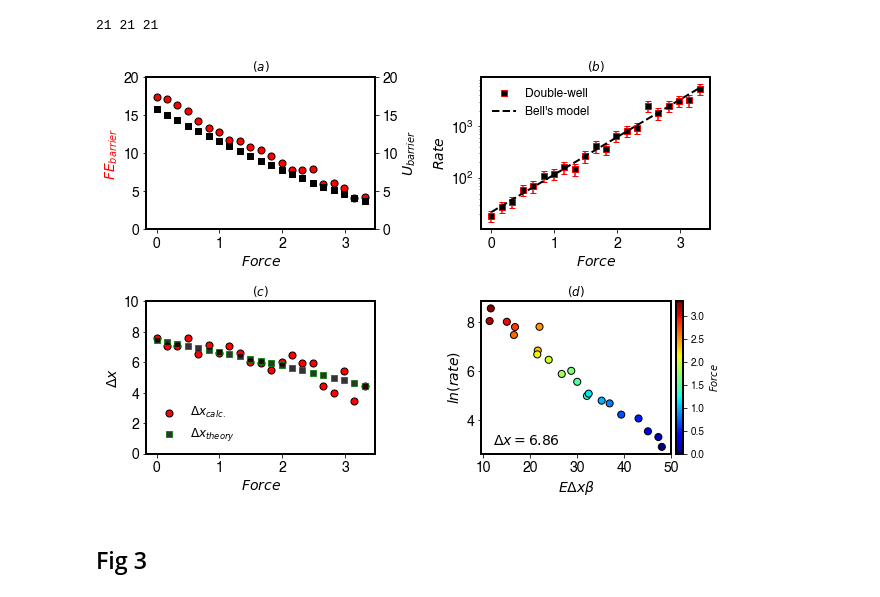
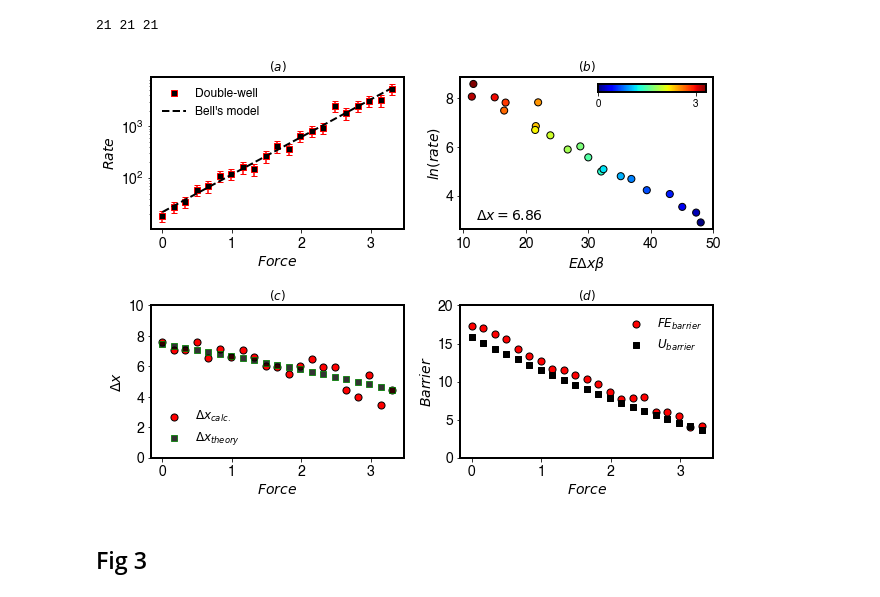
Before and after one commit to hocky-research-group/PenaUnbindingPaper, a Jupyter notebook: analysis/FiguresforPaper.ipynb, the cells around one changed output. Drawn from its saved outputs; the diff is of its cells as text; code cells hidden in the pictures.

```diff
--- a/analysis/FiguresforPaper.ipynb
+++ b/analysis/FiguresforPaper.ipynb
@@ -119,9 +122,9 @@ forces_dx = dx_dat[:,0]
 height_dx = dx_dat[:,1]
 dx_array = dx_dat[:,2]
 
-infr_rates = np.genfromtxt('/home/wpc252/manuscripts/1/data/slipbond/Rates/rates_bars1.dat', comments='#', dtype=float)
+infr_rates = rates
 kb_T = 2.478
-ln_infr_rates = np.log(infr_rates[:,1])
+ln_infr_rates = np.log(infr_rates)
 en_height_dx_beta = np.array(height)*bell_dx/kb_T
 print(len(infr_rates), len(height), len(forces))
 # %% [output]
@@ -129,60 +132,64 @@ print(len(infr_rates), len(height), len(forces))
 # %%
 plt.rcParams['font.size'] = 14
 from mpl_toolkits.axes_grid1 import make_axes_locatable
 from matplotlib.cm import ScalarMappable
+from mpl_toolkits.axes_grid1.inset_locator import inset_axes
 
 fig, ax = plt.subplots(2,2, figsize=(9,6.5))
-ax[0,0].scatter(forces_h,height,c='r',edgecolors='k',s=50)
-ax[0,0].set_ylabel(r'$FE_{barrier}$', fontweight='bold', c='r')
-ax[0,0].set_xlabel(r'$Force$', fontweight='bold')
-ax[0,0].set_ylim(0,20)
-ax[0,0].set_title(r"$(a)$",fontsize=12)
-ax2=ax[0,0].twinx()
-ax2.scatter(forces_dx, height_dx,c='k', marker='s', s=30)
-ax2.set_ylabel(r"$U_{barrier}$",c='k')
-ax2.set_ylim(0,20)
+ax[1,1].scatter(forces_h,height,c='r',edgecolors='k', label=r"$FE_{barrier}$",s=50)
+ax[1,1].set_ylabel(r'$Barrier$', fontweight='bold', c='k')
+ax[1,1].set_xlabel(r'$Force$', fontweight='bold')
+ax[1,1].set_ylim(0,20)
+ax[1,1].set_title(r"$(d)$", fontsize=12)
+#ax2=ax[0,0].twinx()
+ax[1,1].scatter(forces_dx, height_dx,c='k', marker='s',label=r"$U_{barrier}$",s=30)
+#ax2.set_ylabel(r"$U_{barrier}$",c='k')
+#ax2.set_ylim(0,20)
+ax[1,1].legend(fontsize=12, loc='best', frameon=False)
+
+
 theo_x = np.linspace(0.0,np.max(forces),100)
 theo_y = slip_rate_nm(theo_x, bell_k0, bell_dx)[0]
-ax[0,1].plot(forces, rates, c='k',marker='s',label='Double-well', linestyle='', mec='r')
-ax[0,1].errorbar(forces, rates, bars, c='r', linestyle='', capsize=3)
-ax[0,1].plot(theo_x, theo_y,  c='k', linestyle='--', linewidth=2, label="Bell's model")
-ax[0,1].set_ylabel(r"$Rate$")
-ax[0,1].set_yscale('log')
-ax[0,1].set_xlabel(r"$Force$")
-ax[0,1].set_title(r"$(b)$",fontsize=12)
-ax[0,1].legend(fontsize=12, loc='best', frameon=False)
+ax[0,0].plot(forces, rates, c='k',marker='s',label='Double-well', linestyle='', mec='r')
+ax[0,0].errorbar(forces, rates, bars, c='r', linestyle='', capsize=3)
+ax[0,0].plot(theo_x, theo_y,  c='k', linestyle='--', linewidth=2, label="Bell's model")
+ax[0,0].set_ylabel(r"$Rate$")
+ax[0,0].set_yscale('log')
+ax[0,0].set_xlabel(r"$Force$")
+ax[0,0].set_title(r"$(a)$", fontsize=12)
+ax[0,0].legend(fontsize=12, loc='best', frameon=False)
 
 ax[1,0].scatter(forces_h, dx_exp,c='r', edgecolors='k', s=50, label=r"$\Delta x_{calc.}$")
 ax[1,0].set_ylabel(r'$\Delta x$', fontweight='bold')
 ax[1,0].set_xlabel(r'$Force$', fontweight='bold')
 ax[1,0].set_ylim(0,10)
 ax[1,0].scatter(forces_dx, dx_array,c='k', marker='s', edgecolors='g', s=30, alpha=0.8, label=r"$\Delta x_{theory}$")
 ax[1,0].set_ylim(0,10)
 ax[1,0].legend(fontsize=12, loc='lower left', frameon=False)
-ax[1,0].set_title(r"$(c)$",fontsize=12)
+ax[1,0].set_title(r"$(c)$", fontsize=12)
 
 lab = "%2.2f"%(bell_dx)
-ax[1,1].scatter(en_height_dx_beta,ln_infr_rates, c=forces, cmap='jet',edgecolors='k',s=50)
-ax[1,1].set_ylabel(r'$ln(rate)$', fontweight='bold')
-ax[1,1].set_xlabel(r'$E\Delta x\beta$', fontweight='bold')
-ax[1,1].set_title(r"$(d)$",fontsize=12)
-ax[1,1].text(12,3,f"$\Delta x={lab}$")
+ax[0,1].scatter(en_height_dx_beta,ln_infr_rates, c=forces, cmap='jet',edgecolors='k',s=50)
+ax[0,1].set_ylabel(r'$ln(rate)$', fontweight='bold')
+ax[0,1].set_xlabel(r'$E\Delta x\beta$', fontweight='bold')
+ax[0,1].set_title(r"$(b)$", fontsize=12)
+ax[0,1].text(12,3,f"$\Delta x={lab}$")
 xticks = np.linspace(10,50,5)
-ax[1,1].set_xticks(xticks)
+ax[0,1].set_xticks(xticks)
 cmap = plt.get_cmap("jet")
 norm = plt.Normalize(min(forces), max(forces))
 sm =  ScalarMappable(norm=norm, cmap=cmap)
-sm.set_array([])
-cbar = fig.colorbar(sm, ax=ax[1,1], pad=0.02)
-cbar.set_label(r"$Force$", size=10)
-cbar.ax.tick_params(labelsize=10)
+#sm.set_array([])
 
 plt.tight_layout()
-fig.savefig("../figures/slipbond/figure2.png")
+cbaxes = inset_axes(ax[0,1], width=1.5, height="5%")
+cbar = fig.colorbar(sm, cax=cbaxes, ticks = [0.,3], orientation='horizontal')
+cbar.ax.tick_params(labelsize=10)
+fig.savefig("../figures/slipbond/figure2.pdf", dpi=500)
 plt.show()
 plt.close()
 # %% [output]
-[figure, old version]
+[figure, new version]
 # %% [markdown]
 ## Fig 3
 # %%
```
Also changed, not shown: parts of 6 cells of this notebook.
